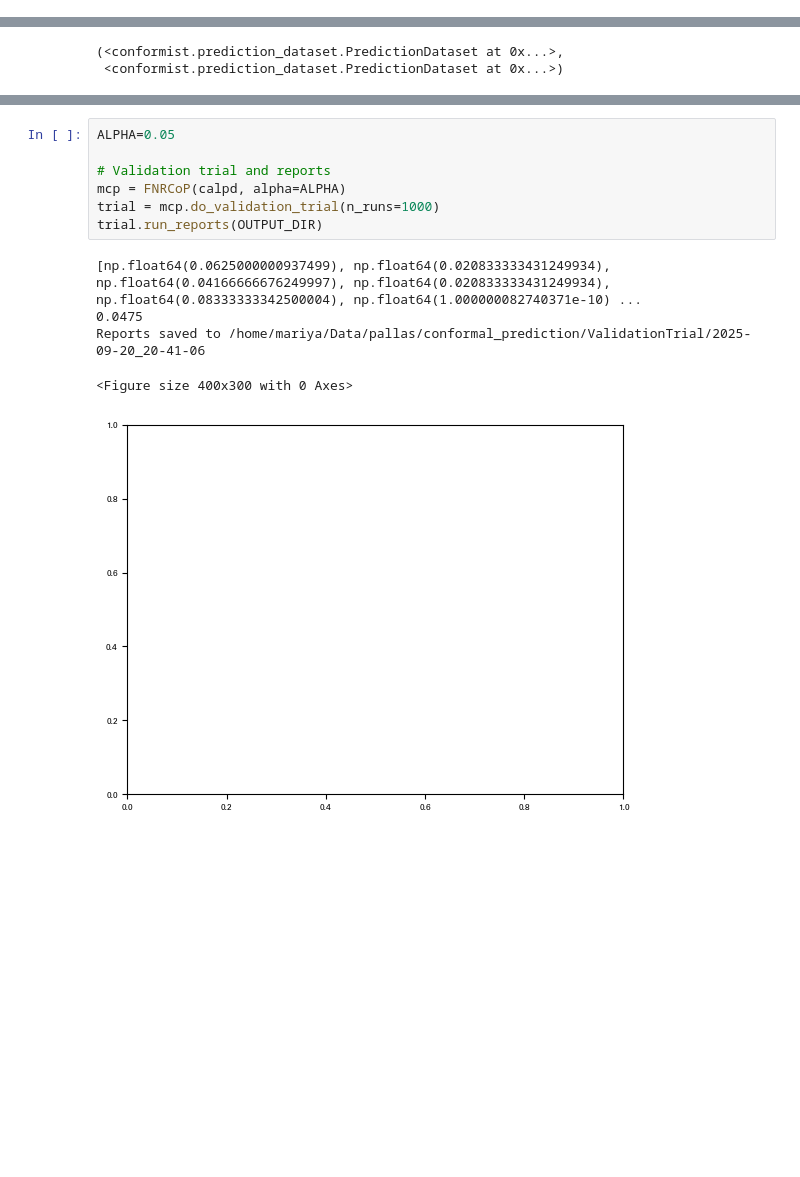
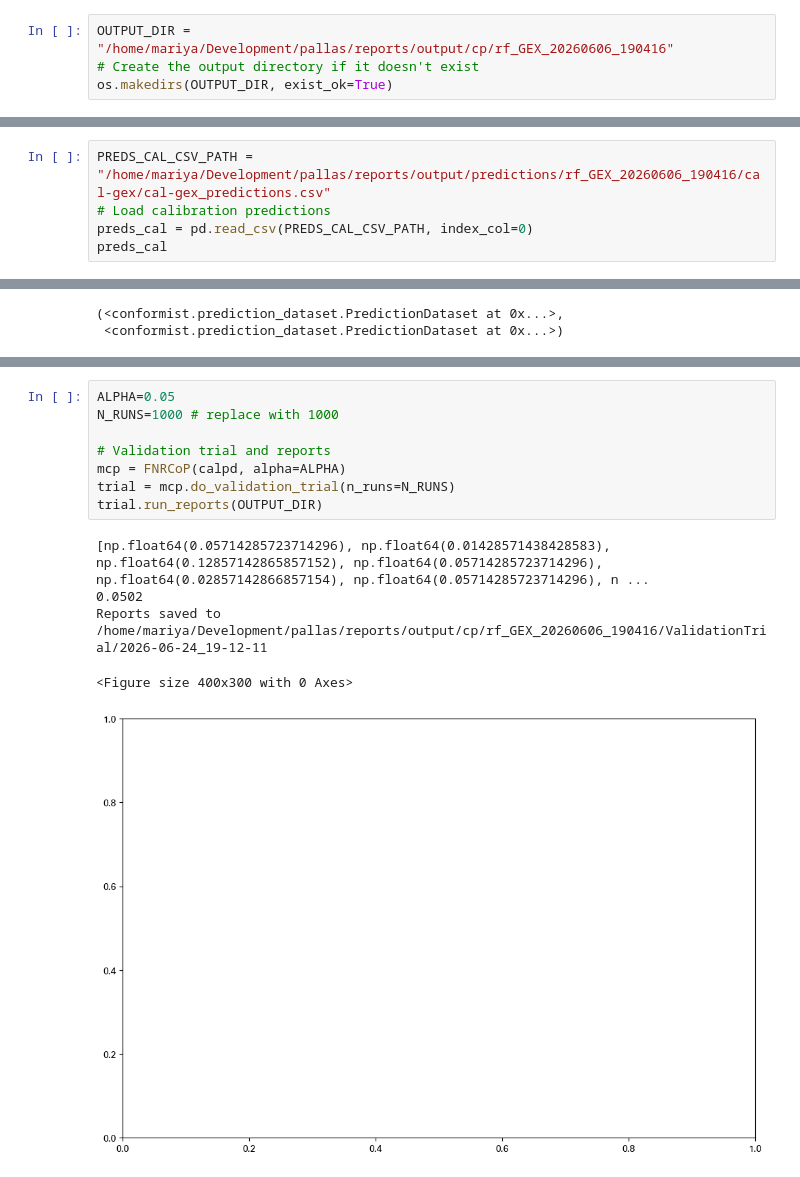
Before and after one commit to Molmed/pallas, a Jupyter notebook: conformal_prediction/cp_gex.ipynb, the cells around one changed output, grey strips where cells are left out. Drawn from its saved outputs; the diff is of its cells as text; blank space fills up the shorter version.

```diff
--- a/conformal_prediction/cp_gex.ipynb
+++ b/conformal_prediction/cp_gex.ipynb
@@ -46,2 +7,6 @@ OUTPUT_DIR: /home/mariya/Data/pallas/conformal_prediction
+# %%
+OUTPUT_DIR = "/home/mariya/Development/pallas/reports/output/cp/rf_GEX_20260606_190416"
+# Create the output directory if it doesn't exist
+os.makedirs(OUTPUT_DIR, exist_ok=True)
 # %%
 # Load the model
@@ -90,0 +24,5 @@ def format_probabilities_for_conformist(model, X, y, path):
+# %%
+PREDS_CAL_CSV_PATH = "/home/mariya/Development/pallas/reports/output/predictions/rf_GEX_20260606_190416/cal-gex/cal-gex_predictions.csv"
+# Load calibration predictions
+preds_cal = pd.read_csv(PREDS_CAL_CSV_PATH, index_col=0)
+preds_cal
@@ -154,14 +137,15 @@ Warning: Found 10 classes with fewer than 5 samples: ['AML, NPM1alt', 'B-ALL, NU
 These rare classes may cause numerical issues in conformal prediction
 # %%
 ALPHA=0.05
+N_RUNS=1000 # replace with 1000
 
 # Validation trial and reports
 mcp = FNRCoP(calpd, alpha=ALPHA)
-trial = mcp.do_validation_trial(n_runs=1000)
+trial = mcp.do_validation_trial(n_runs=N_RUNS)
 trial.run_reports(OUTPUT_DIR)
 # %% [output]
-[np.float64(0.0625000000937499), np.float64(0.020833333431249934), np.float64(0.04166666676249997), np.float64(0.020833333431249934), np.float64(0.08333333342500004), np.float64(1.000000082740371e-10) ...
-0.0475
-Reports saved to /home/mariya/Data/pallas/conformal_prediction/ValidationTrial/2025-09-20_20-41-06
+[np.float64(0.05714285723714296), np.float64(0.01428571438428583), np.float64(0.12857142865857152), np.float64(0.05714285723714296), np.float64(0.02857142866857154), np.float64(0.05714285723714296), n ...
+0.0502
+Reports saved to /home/mariya/Development/pallas/reports/output/cp/rf_GEX_20260606_190416/ValidationTrial/2026-06-24_19-12-11
 <Figure size 400x300 with 0 Axes>
-[figure, old version]
+[figure, new version]
```
Also changed, not shown: parts of 12 cells of this notebook, 23 other files.
